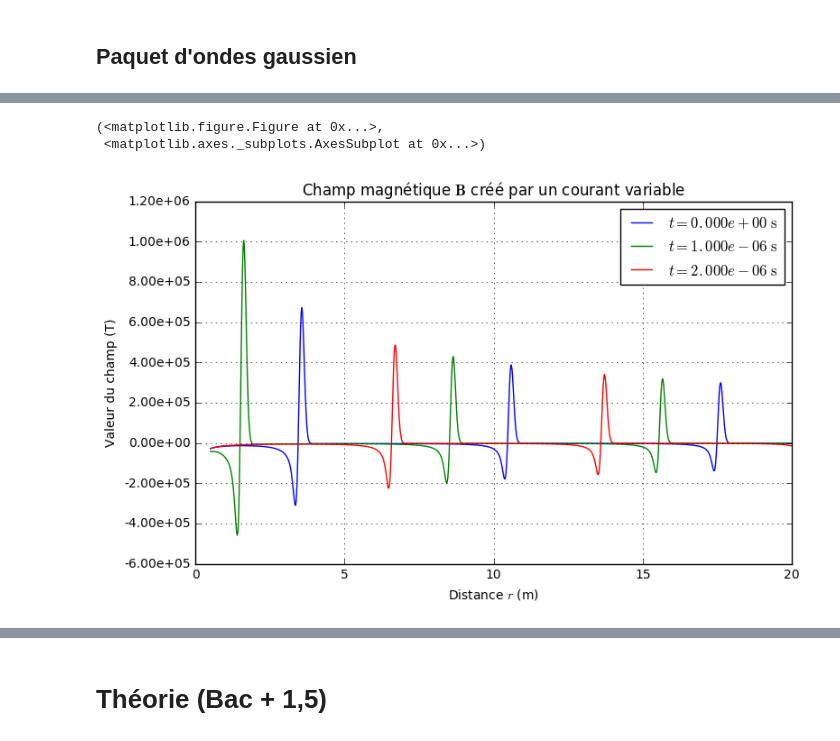
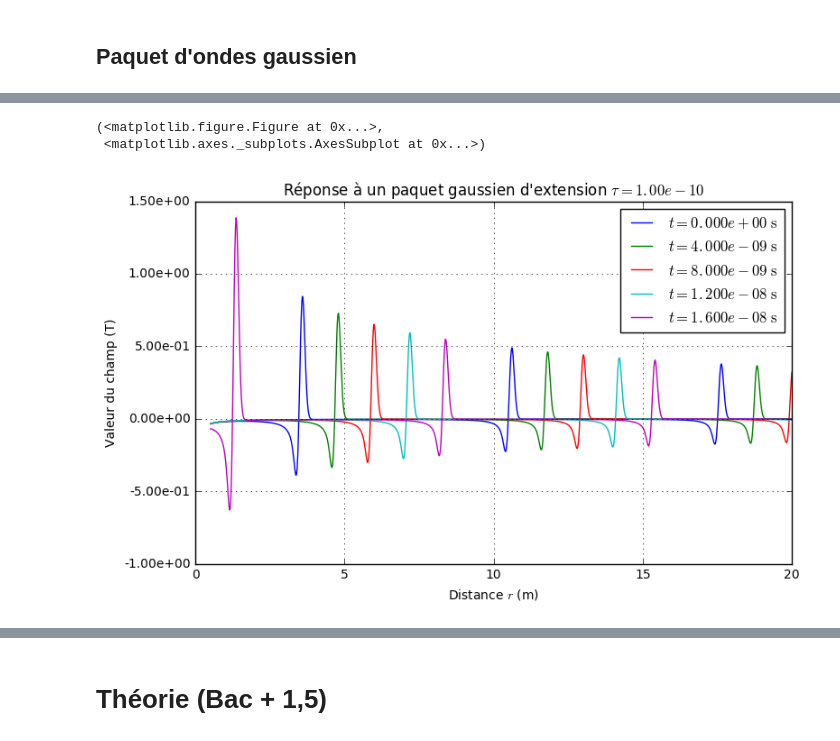
Before and after one commit to ManifoldFR/appro-phy-ts, a Jupyter notebook: parts/electrostat/champmag_courantvariable/variableCurrent_field.ipynb, the cells around one changed output, grey strips where cells are left out. Saved outputs shown, nothing was run; the diff lists cells and outputs as text; code cells hidden in the pictures.

```diff
--- a/parts/electrostat/champmag_courantvariable/variableCurrent_field.ipynb
+++ b/parts/electrostat/champmag_courantvariable/variableCurrent_field.ipynb
@@ -61,5 +61,5 @@ B_comp_real
 # %%
-def graphe_B(times, ani = False):
+def graphe_B(times, ani = False, custTitl = None):
     '''
     Construit les graphes du champ magnétique B aux temps donnés dans la liste
     "times"
@@ -69,8 +69,10 @@ def graphe_B(times, ani = False):
 
     fig = plt.figure(1, figsize=(8,5))
     ax = plt.axes()
+    ax.set_xlim((0,rmax))
     ax.yaxis.set_major_formatter(mtick.FormatStrFormatter('%.2e'))
 
+    # Donne la légende 'temps'
     def legende(ti):
         out = r'$t= {:.3e}$'.format(ti)
         out = out + r"$\ \mathrm{s}$"
@@ -100,7 +102,6 @@ def graphe_B(times, ani = False):
 
         ymax = B_function(radii,t0).max()
 
-        ax.set_xlim(0,rmax)
         ax.set_ylim((-ymax,ymax))
 
         def init():
@@ -119,8 +120,12 @@ def graphe_B(times, ani = False):
     ax.grid(True)
     ax.set_xlabel("Distance $r$ (m)")
     ax.set_ylabel("Valeur du champ (T)")
-    ax.set_title(r'Champ magnétique ' + r'$\mathbf{B}$' \
-                 + ' créé par un courant variable')
+    if custTitl:
+        ax.set_title(custTitl)
+    else:
+        ax.set_title(r'Champ magnétique ' + r'$\mathbf{B}$' \
+                     + ' créé par un courant variable')
+
 
     fig.tight_layout()
 
@@ -129,6 +134,7 @@ def graphe_B(times, ani = False):
                     frames = framenum, interval = interval, blit = True)
         mywriter = animation.FFMpegWriter(fps=fps, bitrate=1000)
         anima.save('champ_mag_anim.mp4', writer=mywriter)
+        fig.tight_layout()
     else:
         return fig, ax
 # %%
@@ -319,11 +325,11 @@ print(intens)
 rmin = 0.5
 rmax = 20
 # %%
-times = [1e-6 * k for k in range(3)]
-
-graphe_B(times)
+times = [1e-9*4*k for k in range(5)]
+titre_gauss = r"Réponse à un paquet gaussien d'extension $\tau={:.2e}$".format(tau)
+graphe_B(times, custTitl=titre_gauss)
 # %% [output]
 (<matplotlib.figure.Figure at 0x...>,
  <matplotlib.axes._subplots.AxesSubplot at 0x...>)
-[figure, old version]
+[figure, new version]
 # %%
```
Also changed, not shown: parts of 15 cells of this notebook, 3 other files.
